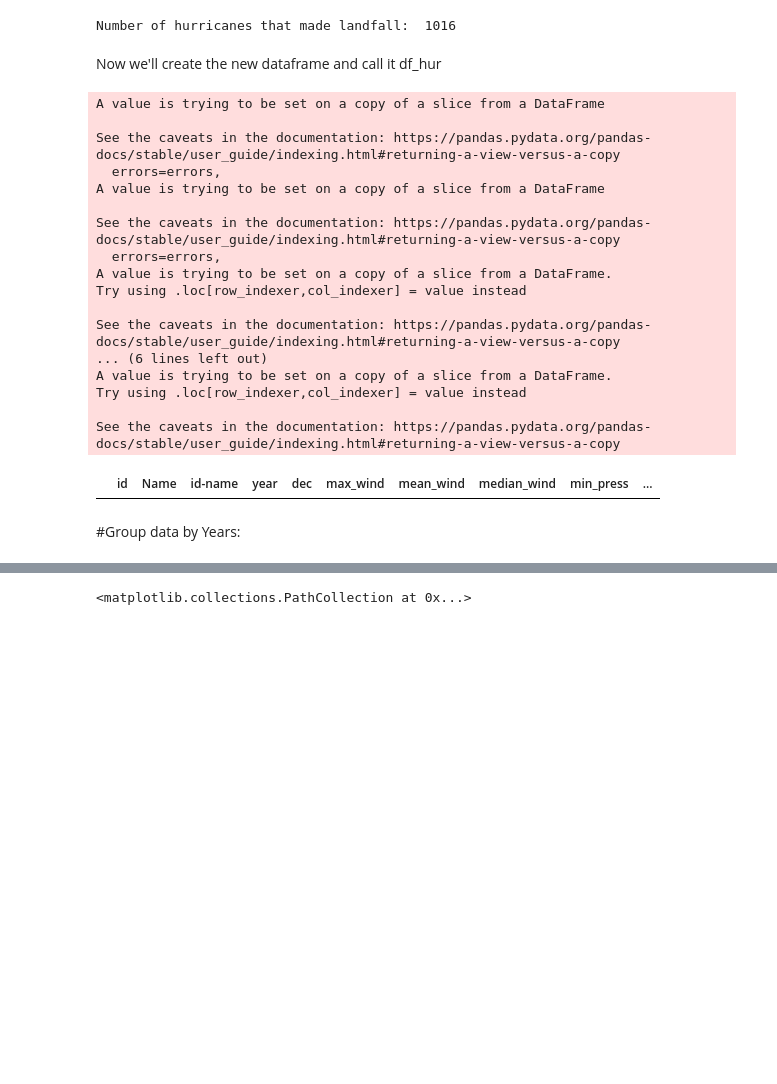
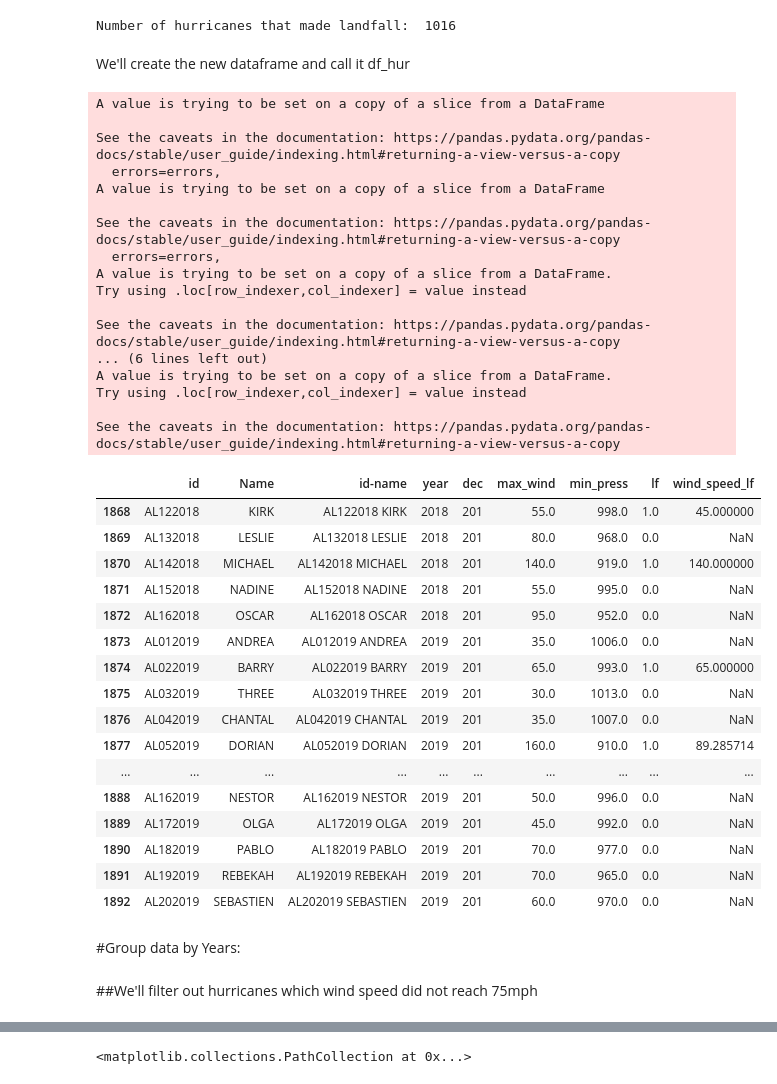
Before and after one commit to nicolascarva/HURDAT, a Jupyter notebook: Hurdat.ipynb, the cells around one changed output, grey strips where cells are left out. Cells and saved outputs as stored; diff of their text form; code cells hidden in the pictures; blank space fills up the shorter version.

```diff
--- a/Hurdat.ipynb
+++ b/Hurdat.ipynb
@@ -110,9 +94,9 @@ print('Number of hurricanes that made landfall: ', len(df[df['lf']==1]))
 # %% [output]
 Number of hurricanes that made landfall:  1016
 # %% [markdown]
-Now we'll create the new dataframe and call it df_hur
+We'll create the new dataframe and call it df_hur
 # %%
-#drop rows to keep unique hurricanes
+#drop information rows to keep unique hurricanes
 df_hur=df.dropna(subset=['drop_'])
 df_hur.drop(columns=['status','latitude','longitude', 'drop_', 'record_identifier','max_sust_wind',	'min_press', 'lf', 'wind_speed_lf'], inplace=True)
 
@@ -120,7 +104,7 @@ df_hur.rename(columns={"time": "Name"}, inplace=True)
 
 
 #Add year column
-df_hur['year']=df_hur['id'].str[-4:]
+df_hur['year']=df_hur['id'].str[-4:] #Year can be deduced from the last 4 characters of the string in the 'id' column.
 df_hur.reset_index()
 df_hur['year'] = pd.DatetimeIndex(pd.to_datetime(df_hur['year'])).year #Change year format to integer
 
@@ -130,44 +114,57 @@ df_hur['dec']=df_hur['year'].div(10).astype(int)
 #Add max speed column
 df_hur=pd.merge(df_hur, max_speed, on=['id-name'])
 
-# Add mean wind column
-df_hur=pd.merge(df_hur, mean_speed, on=['id-name'])
-
-# Add median wind column
-df_hur=pd.merge(df_hur, median_speed, on=['id-name'])
 
 #Add min press column
 df_hur=pd.merge(df_hur, min_pressure, on=['id-name'])
 
-#Add mean press column
-df_hur=pd.merge(df_hur, mean_pressure, on=['id-name'])
 
 #Add lf column
 df_hur=pd.merge(df_hur, lf, on=['id-name'])
 
 #Add ws_lf column
 df_hur=pd.merge(df_hur, ws_lf, on=['id-name'])
+
+df_hur.tail(25)
 # %% [output]
 A value is trying to be set on a copy of a slice from a DataFrame
 
 See the caveats in the documentation: https://pandas.pydata.org/pandas-docs/stable/user_guide/indexing.html#returning-a-view-versus-a-copy
   errors=errors,
 A value is trying to be set on a copy of a slice from a DataFrame
 
 See the caveats in the documentation: https://pandas.pydata.org/pandas-docs/stable/user_guide/indexing.html#returning-a-view-versus-a-copy
   errors=errors,
 A value is trying to be set on a copy of a slice from a DataFrame.
 Try using .loc[row_indexer,col_indexer] = value instead
 
 See the caveats in the documentation: https://pandas.pydata.org/pandas-docs/stable/user_guide/indexing.html#returning-a-view-versus-a-copy
 ... (6 lines left out)
 A value is trying to be set on a copy of a slice from a DataFrame.
 Try using .loc[row_indexer,col_indexer] = value instead
 
 See the caveats in the documentation: https://pandas.pydata.org/pandas-docs/stable/user_guide/indexing.html#returning-a-view-versus-a-copy
-|  | id | Name | id-name | year | dec | max_wind | mean_wind | median_wind | min_press | ... |
+|  | id | Name | id-name | year | dec | max_wind | min_press | lf | wind_speed_lf |
+| 1868 | AL122018 | KIRK | AL122018 KIRK | 2018 | 201 | 55.0 | 998.0 | 1.0 | 45.000000 |
+| 1869 | AL132018 | LESLIE | AL132018 LESLIE | 2018 | 201 | 80.0 | 968.0 | 0.0 | NaN |
+| 1870 | AL142018 | MICHAEL | AL142018 MICHAEL | 2018 | 201 | 140.0 | 919.0 | 1.0 | 140.000000 |
+| 1871 | AL152018 | NADINE | AL152018 NADINE | 2018 | 201 | 55.0 | 995.0 | 0.0 | NaN |
+| 1872 | AL162018 | OSCAR | AL162018 OSCAR | 2018 | 201 | 95.0 | 952.0 | 0.0 | NaN |
+| 1873 | AL012019 | ANDREA | AL012019 ANDREA | 2019 | 201 | 35.0 | 1006.0 | 0.0 | NaN |
+| 1874 | AL022019 | BARRY | AL022019 BARRY | 2019 | 201 | 65.0 | 993.0 | 1.0 | 65.000000 |
+| 1875 | AL032019 | THREE | AL032019 THREE | 2019 | 201 | 30.0 | 1013.0 | 0.0 | NaN |
+| 1876 | AL042019 | CHANTAL | AL042019 CHANTAL | 2019 | 201 | 35.0 | 1007.0 | 0.0 | NaN |
+| 1877 | AL052019 | DORIAN | AL052019 DORIAN | 2019 | 201 | 160.0 | 910.0 | 1.0 | 89.285714 |
+| ... | ... | ... | ... | ... | ... | ... | ... | ... | ... |
+| 1888 | AL162019 | NESTOR | AL162019 NESTOR | 2019 | 201 | 50.0 | 996.0 | 0.0 | NaN |
+| 1889 | AL172019 | OLGA | AL172019 OLGA | 2019 | 201 | 45.0 | 992.0 | 0.0 | NaN |
+| 1890 | AL182019 | PABLO | AL182019 PABLO | 2019 | 201 | 70.0 | 977.0 | 0.0 | NaN |
+| 1891 | AL192019 | REBEKAH | AL192019 REBEKAH | 2019 | 201 | 70.0 | 965.0 | 0.0 | NaN |
+| 1892 | AL202019 | SEBASTIEN | AL202019 SEBASTIEN | 2019 | 201 | 60.0 | 970.0 | 0.0 | NaN |
 # %% [markdown]
 #Group data by Years:
+# %% [markdown]
+##We'll filter out hurricanes which wind speed did not reach 75mph
 # %%
 #Group data by years
 max_wind_year=df_hur.groupby(['year'], sort=None)['max_wind'].max()
```
Also changed, not shown: parts of 3 cells of this notebook.
